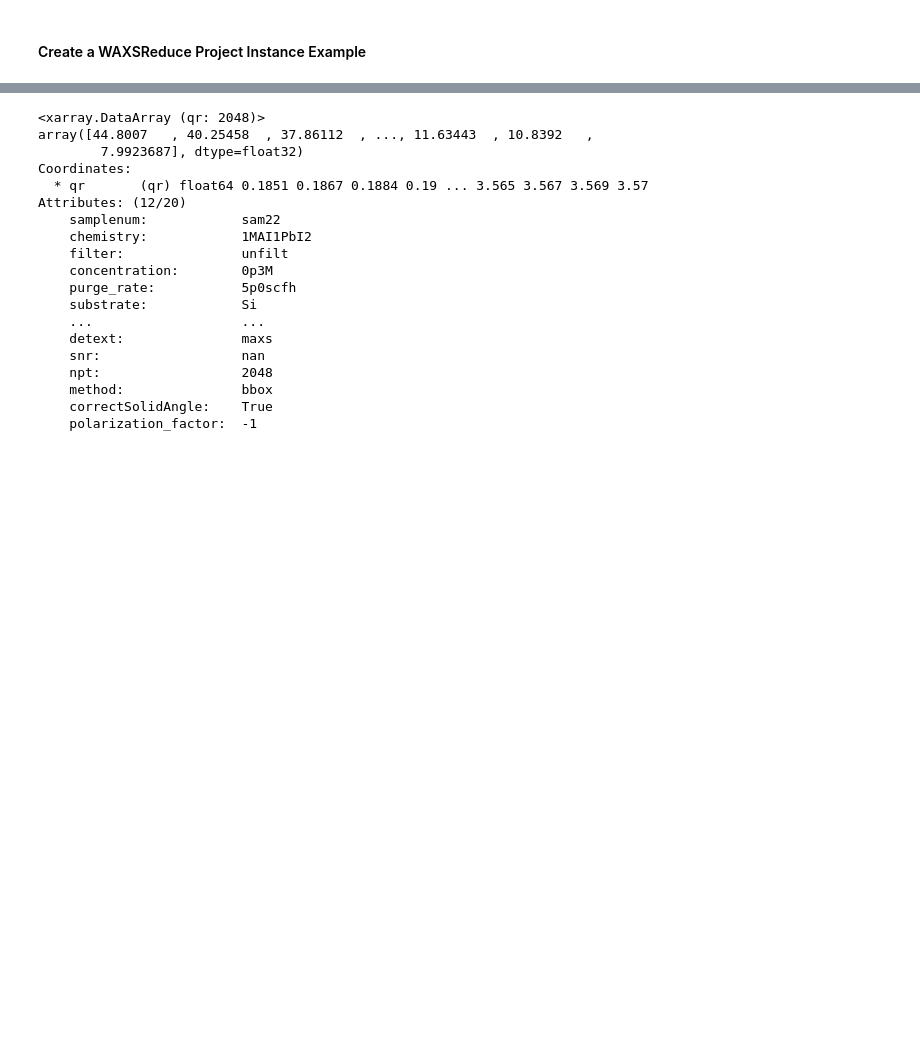
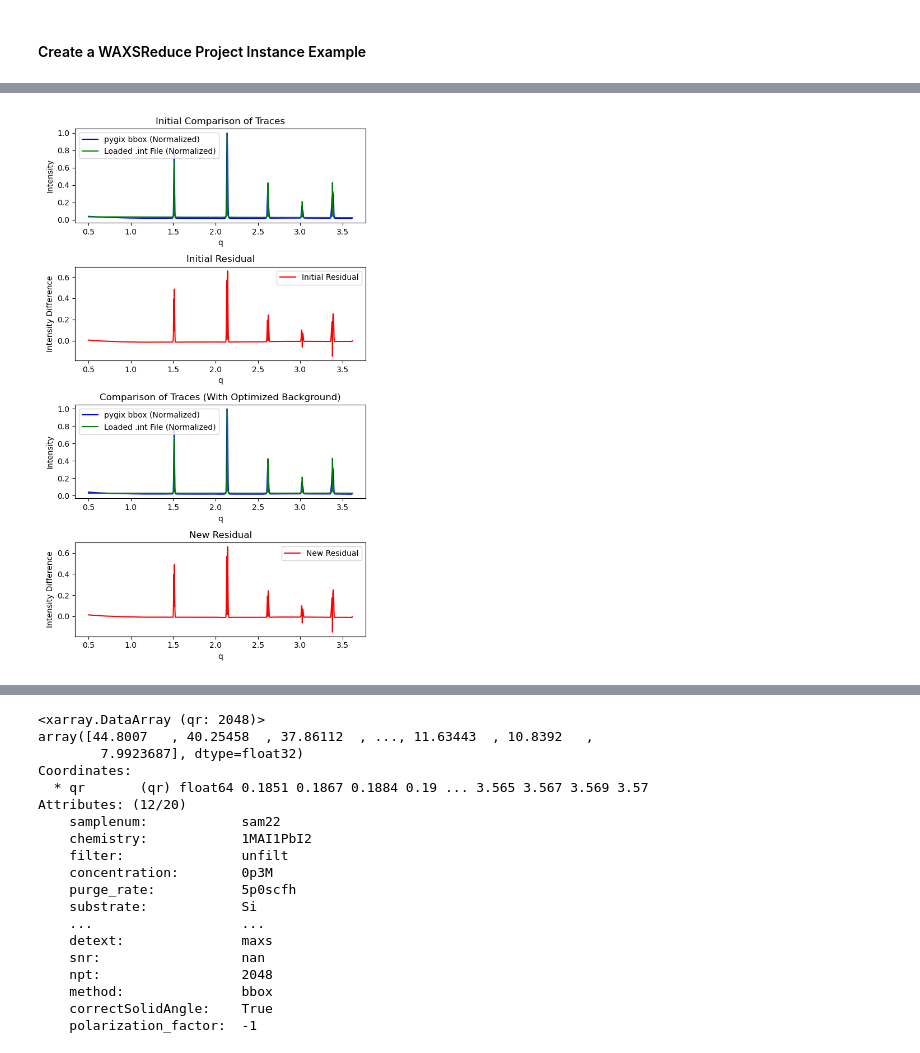
Before and after one commit to ToneyGroupCU/pyWAXS, a Jupyter notebook: main/KW_WAXSAnalysis.ipynb, the cells around one changed output, grey strips where cells are left out. Cells and saved outputs as stored; diff of their text form; code cells hidden in the pictures; blank space fills up the shorter version.

```diff
--- a/main/KW_WAXSAnalysis.ipynb
+++ b/main/KW_WAXSAnalysis.ipynb
@@ -136,0 +405,67 @@ waxs_analysis.run_pg_integrate1D(npt=2048,
+# %%
+# Initialize the TraceComparison object
+bbox_df = pd.DataFrame({'q': waxs_analysis.integrate1d_da.qr.values, 'intensity': waxs_analysis.integrate1d_da.values})
+
+# Filter out data below q-value of 0.5
+bbox_df = bbox_df[bbox_df['q'] >= 0.5]
+filtered_data = filtered_data[filtered_data['q'] >= 0.5]
+
+# Initialize the TraceComparison object and perform calculations
+comparison = TraceComparison(bbox_df, filtered_data)
+comparison.normalize_to_max()
+comparison.calculate_residual()
+
+# Plot initial comparison and residual
+plt.figure(figsize=(6, 10))
+
+# Plot the normalized traces
+plt.subplot(4, 1, 1)
+plt.plot(comparison.trace1['q'], comparison.trace1['intensity'], label='pygix bbox (Normalized)', color='b')
+plt.plot(comparison.trace2['q'], comparison.trace2['intensity'], label='Loaded .int File (Normalized)', color='g')
+plt.title('Initial Comparison of Traces')
+plt.xlabel('q')
+plt.ylabel('Intensity')
+plt.legend()
+
+# Plot the initial residual
+plt.subplot(4, 1, 2)
+plt.plot(comparison.residual.index, comparison.residual.values, label='Initial Residual', color='r')
+plt.title('Initial Residual')
+plt.xlabel('q')
+plt.ylabel('Intensity Difference')
+plt.legend()
+
+# Optimize the background
+comparison.optimize_background()
+
+# Plot the normalized traces with optimized background
+plt.subplot(4, 1, 3)
+plt.plot(comparison.trace1['q'], comparison.trace1['intensity'], label='pygix bbox (Normalized)', color='b')
+plt.plot(comparison.trace2['q'], comparison.trace2['intensity'], label='Loaded .int File (Normalized)', color='g')
+plt.title('Comparison of Traces (With Optimized Background)')
+plt.xlabel('q')
+plt.ylabel('Intensity')
+plt.legend()
+
+# Plot the new residual
+plt.subplot(4, 1, 4)
+plt.plot(comparison.residual.index, comparison.residual.values, label='New Residual', color='r')
+plt.title('New Residual')
+plt.xlabel('q')
+plt.ylabel('Intensity Difference')
+plt.legend()
+
+# Adjust layout to prevent overlap
+plt.tight_layout()
+
+plt.show()
+
+# Initialize the TraceComparison object and perform calculations
+# comparison = TraceComparison(bbox_df, filtered_data)
+# comparison.normalize_to_max()
+# comparison.calculate_residual()
+
+# # Save the traces for debugging
+# comparison.save_traces_to_csv('trace1.csv', 'trace2.csv', savepath=savepath)
+# %% [output]
+[figure, added]
```
Also changed, not shown: parts of 16 cells of this notebook, 2 other files.
